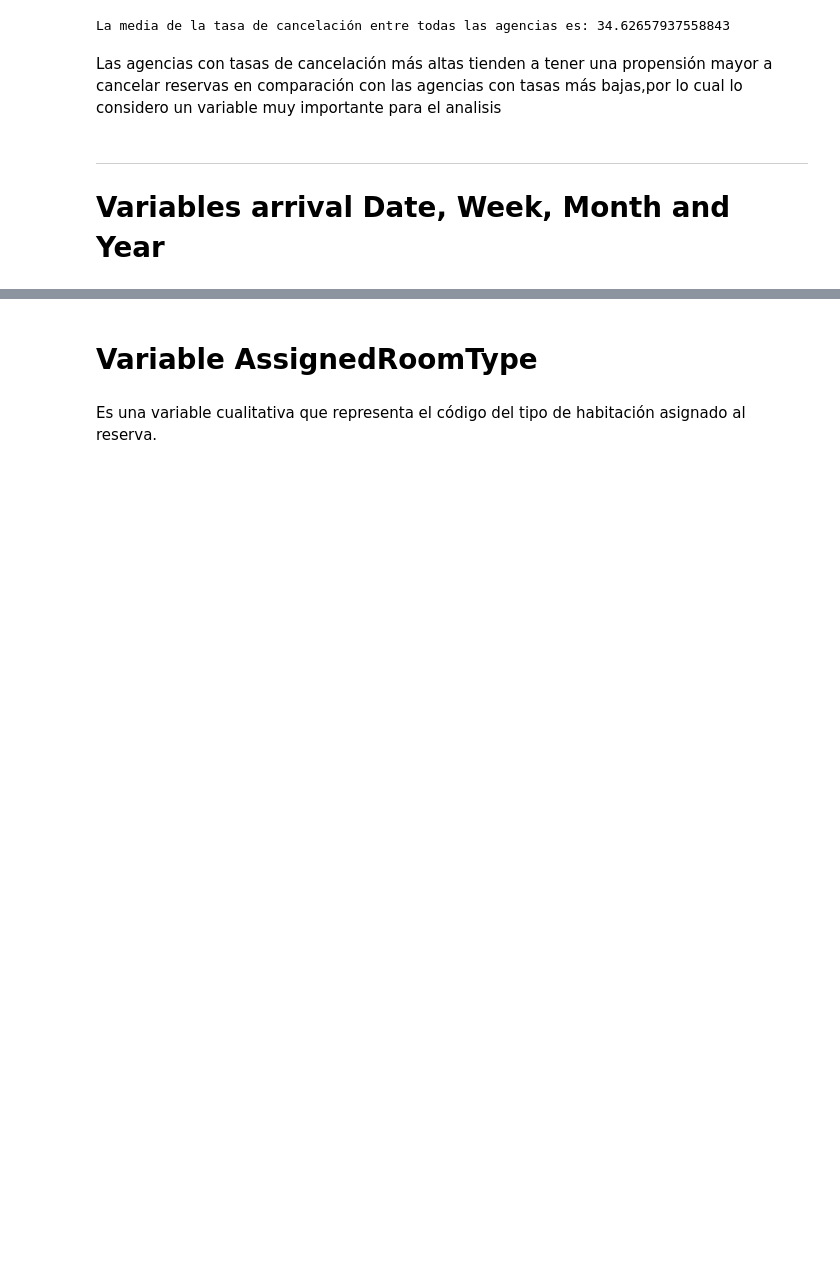
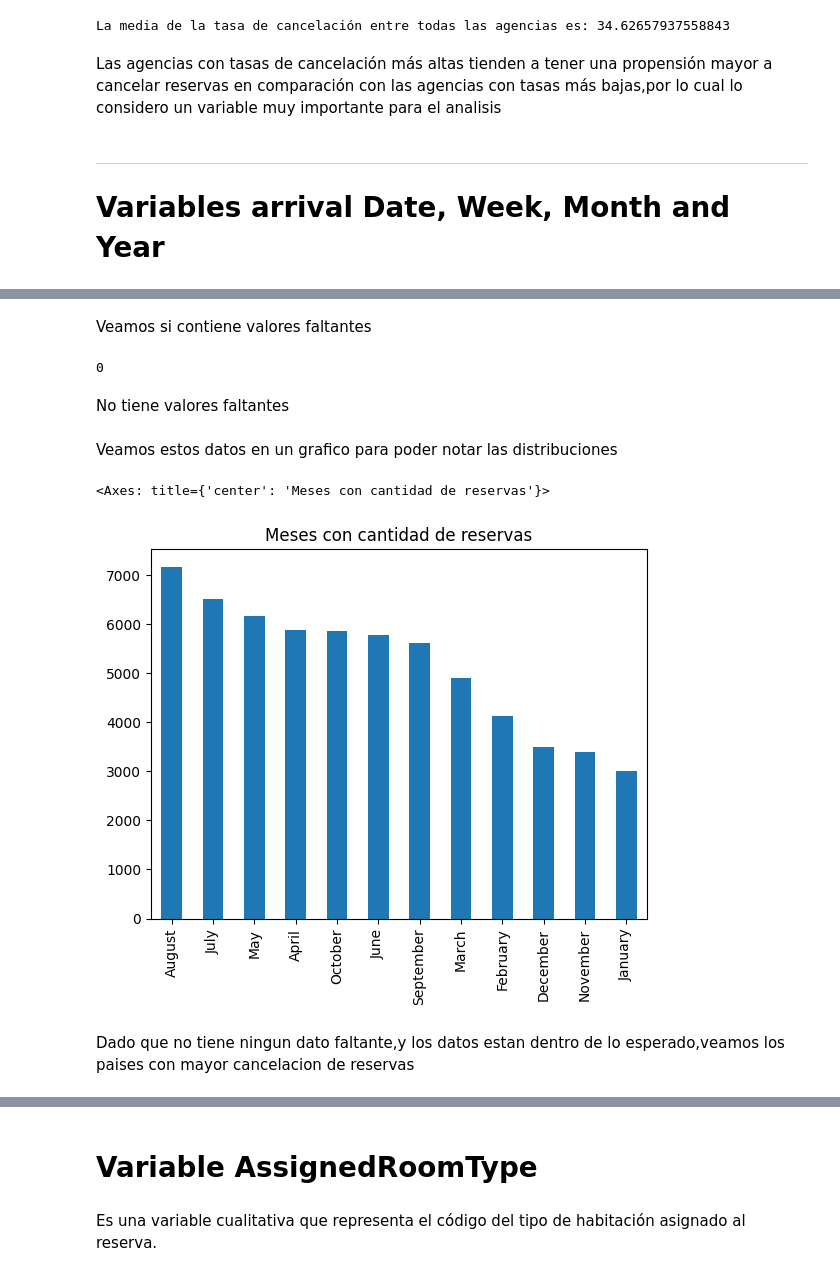
Before and after one commit to juanignaciogiacobbe/7506R-2C2023-GRUPO15, a Jupyter notebook: 7506R_TP1_GRUPO15_CHP1_ENTREGA.ipynb, the cells around one changed output, grey strips where cells are left out. Saved outputs shown, nothing was run; the diff lists cells and outputs as text; code cells hidden in the pictures; blank space fills up the shorter version.

```diff
--- a/7506R_TP1_GRUPO15_CHP1_ENTREGA.ipynb
+++ b/7506R_TP1_GRUPO15_CHP1_ENTREGA.ipynb
@@ -752,0 +922,17 @@ Las agencias con tasas de cancelación más altas tienden a tener una propensió
+# %% [markdown]
+Veamos si contiene valores faltantes
+# %%
+columna_arrival_date_month.isna().sum()
+# %% [output]
+0
+# %% [markdown]
+No tiene valores faltantes
+# %% [markdown]
+Veamos estos datos en un grafico para poder notar las distribuciones
+# %%
+ds_hoteles_train['arrival_date_month'].value_counts().plot(kind='bar', title='Meses con cantidad de reservas')
+# %% [output]
+<Axes: title={'center': 'Meses con cantidad de reservas'}>
+[figure, added]
+# %% [markdown]
+Dado que no tiene ningun dato faltante,y los datos estan dentro de lo esperado,veamos los paises con mayor cancelacion de reservas
```
Also changed, not shown: parts of 180 cells of this notebook.
